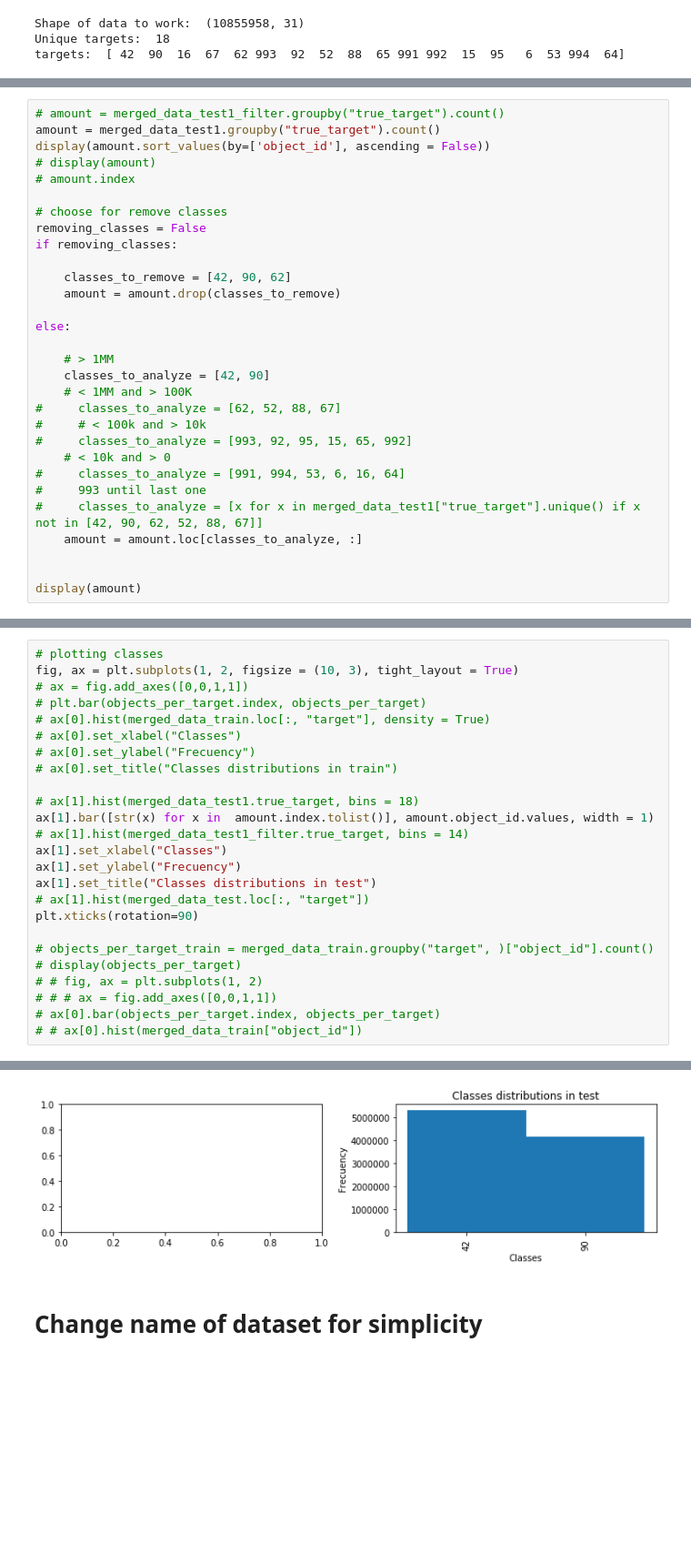
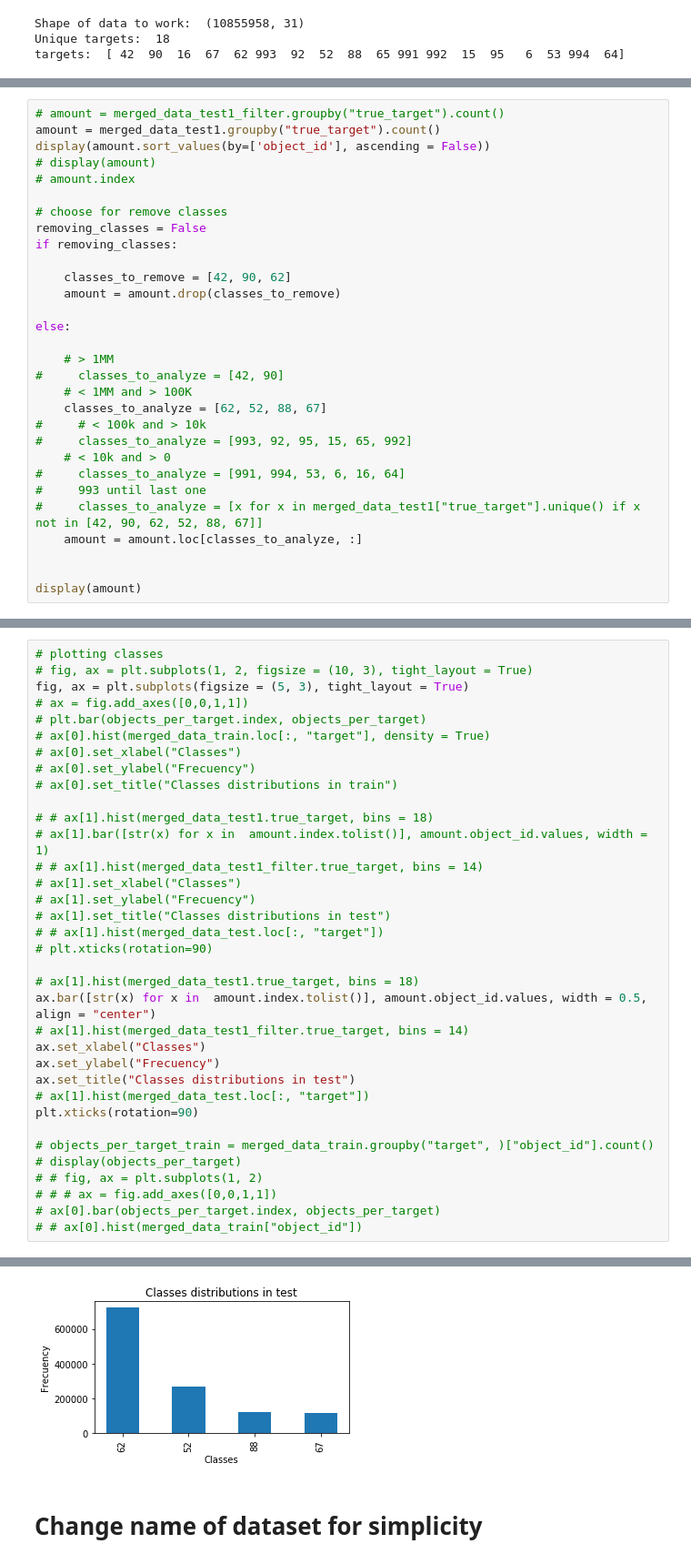
Before and after one commit to leoBravoRain/statistics, a Jupyter notebook: project/statistic project 2.ipynb, the cells around one changed output, grey strips where cells are left out. Shown at 91% size. Saved outputs shown, nothing was run; the diff lists cells and outputs as text; blank space fills up the shorter version.

```diff
--- a/project/statistic project 2.ipynb
+++ b/project/statistic project 2.ipynb
@@ -88,9 +89,9 @@ if removing_classes:
 else:
 
     # > 1MM
-    classes_to_analyze = [42, 90]
+#     classes_to_analyze = [42, 90]
     # < 1MM and > 100K
-#     classes_to_analyze = [62, 52, 88, 67]
+    classes_to_analyze = [62, 52, 88, 67]
 #     # < 100k and > 10k
 #     classes_to_analyze = [993, 92, 95, 15, 65, 992]
     # < 10k and > 0
@@ -129,6 +132,7 @@ display(amount)
 # %%
 # plotting classes
-fig, ax = plt.subplots(1, 2, figsize = (10, 3), tight_layout = True)
+# fig, ax = plt.subplots(1, 2, figsize = (10, 3), tight_layout = True)
+fig, ax = plt.subplots(figsize = (5, 3), tight_layout = True)
 # ax = fig.add_axes([0,0,1,1])
 # plt.bar(objects_per_target.index, objects_per_target)
 # ax[0].hist(merged_data_train.loc[:, "target"], density = True)
@@ -136,12 +140,21 @@ fig, ax = plt.subplots(1, 2, figsize = (10, 3), tight_layout = True)
 # ax[0].set_ylabel("Frecuency")
 # ax[0].set_title("Classes distributions in train")
 
+# # ax[1].hist(merged_data_test1.true_target, bins = 18)
+# ax[1].bar([str(x) for x in  amount.index.tolist()], amount.object_id.values, width = 1)
+# # ax[1].hist(merged_data_test1_filter.true_target, bins = 14)
+# ax[1].set_xlabel("Classes")
+# ax[1].set_ylabel("Frecuency")
+# ax[1].set_title("Classes distributions in test")
+# # ax[1].hist(merged_data_test.loc[:, "target"])
+# plt.xticks(rotation=90)
+
 # ax[1].hist(merged_data_test1.true_target, bins = 18)
-ax[1].bar([str(x) for x in  amount.index.tolist()], amount.object_id.values, width = 1)
+ax.bar([str(x) for x in  amount.index.tolist()], amount.object_id.values, width = 0.5, align = "center")
 # ax[1].hist(merged_data_test1_filter.true_target, bins = 14)
-ax[1].set_xlabel("Classes")
-ax[1].set_ylabel("Frecuency")
-ax[1].set_title("Classes distributions in test")
+ax.set_xlabel("Classes")
+ax.set_ylabel("Frecuency")
+ax.set_title("Classes distributions in test")
 # ax[1].hist(merged_data_test.loc[:, "target"])
 plt.xticks(rotation=90)
 
@@ -156,4 +169,4 @@ plt.xticks(rotation=90)
-[figure, old version]
+[figure, new version]
 # %% [markdown]
 # Change name of dataset for simplicity
 # %%
```
Also changed, not shown: parts of 29 cells of this notebook.
